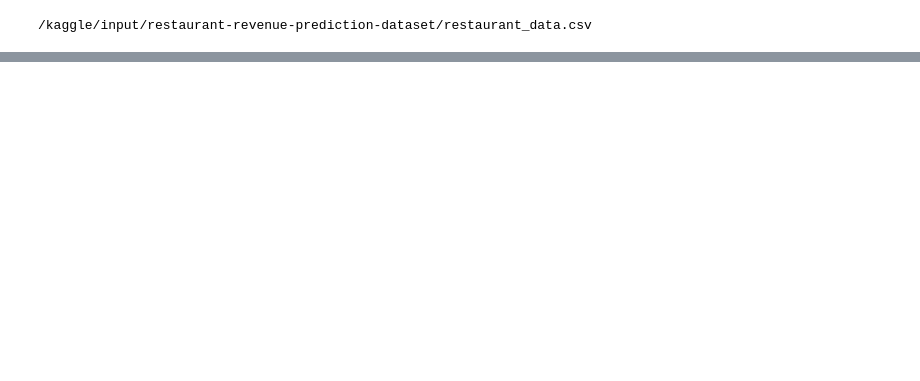
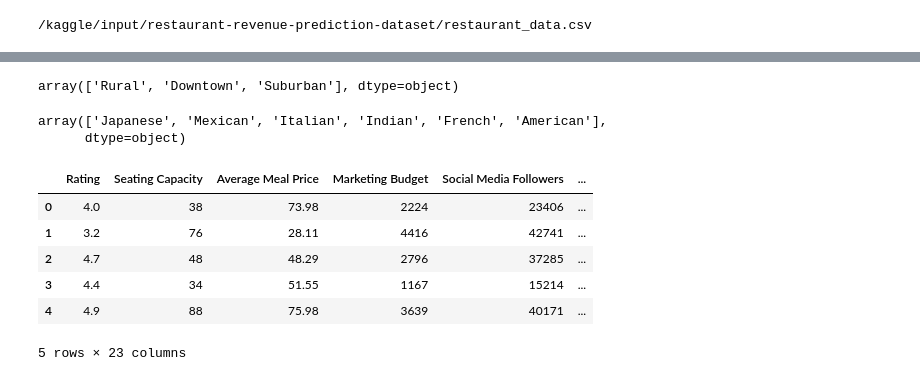
Before and after one commit to amol-jaybhaye/Restaurant-Revenue-Prediction, a Jupyter notebook: RestaurantRevenuePrediction.ipynb, the cells around one changed output, grey strips where cells are left out. Saved outputs shown, nothing was run; the diff lists cells and outputs as text; code cells hidden in the pictures; blank space fills up the shorter version.

```diff
--- a/RestaurantRevenuePrediction.ipynb
+++ b/RestaurantRevenuePrediction.ipynb
@@ -20,0 +132,3 @@ for dirname, _, filenames in os.walk('/kaggle/input'):
+# %%
+#Removing Restaurant Name
+df = df.drop("Name", axis=1)
@@ -20,0 +141,29 @@ for dirname, _, filenames in os.walk('/kaggle/input'):
+# %%
+unique_location
+# %% [output]
+array(['Rural', 'Downtown', 'Suburban'], dtype=object)
+# %%
+unique_cuisines
+# %% [output]
+array(['Japanese', 'Mexican', 'Italian', 'Indian', 'French', 'American'],
+      dtype=object)
+# %%
+# One-hot encode the 'Location' column
+df = pd.get_dummies(df, columns=['Location'])
+# %%
+# One-hot encode the 'Cuisine' column
+df = pd.get_dummies(df, columns=['Cuisine'])
+# %%
+# Ensure all binary columns are integer type
+binary_columns = [col for col in df.columns if 'Location_' in col or 'Cuisine_' in col]
+df[binary_columns] = df[binary_columns].astype(int)
+# %%
+df.head()
+# %% [output]
+|  | Rating | Seating Capacity | Average Meal Price | Marketing Budget | Social Media Followers | ... |
+| 0 | 4.0 | 38 | 73.98 | 2224 | 23406 | ... |
+| 1 | 3.2 | 76 | 28.11 | 4416 | 42741 | ... |
+| 2 | 4.7 | 48 | 48.29 | 2796 | 37285 | ... |
+| 3 | 4.4 | 34 | 51.55 | 1167 | 15214 | ... |
+| 4 | 4.9 | 88 | 75.98 | 3639 | 40171 | ... |
+5 rows × 23 columns
```
Also changed, not shown: parts of 19 cells of this notebook.
